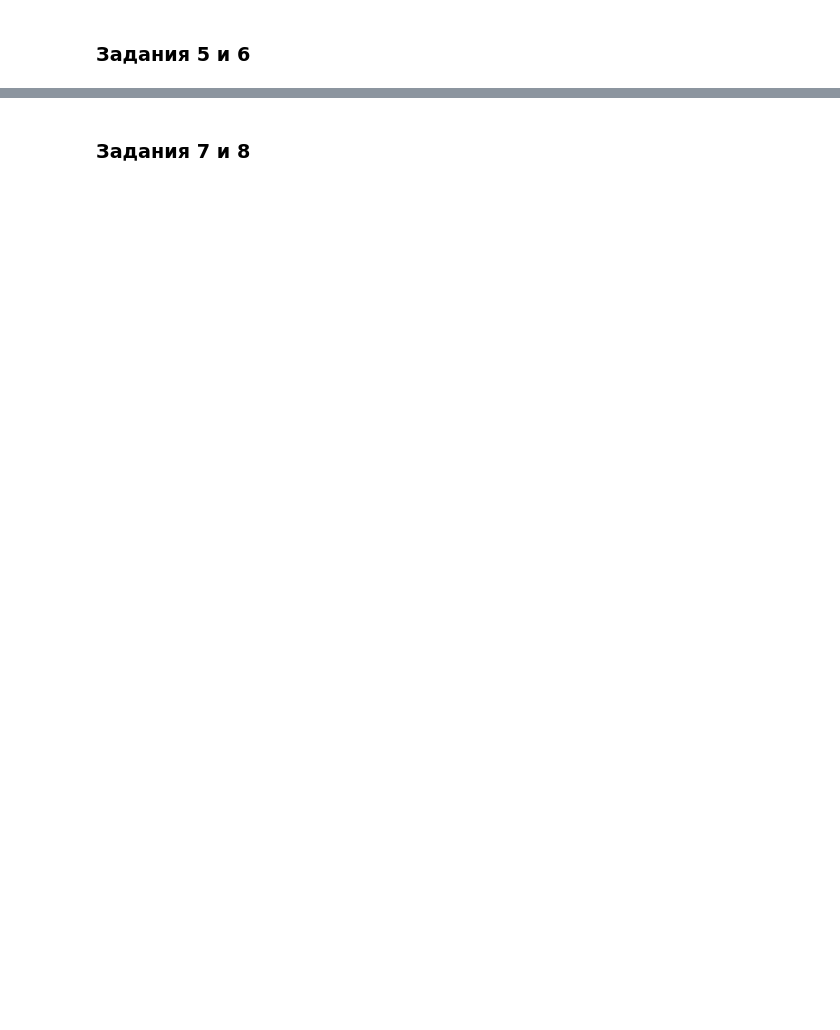
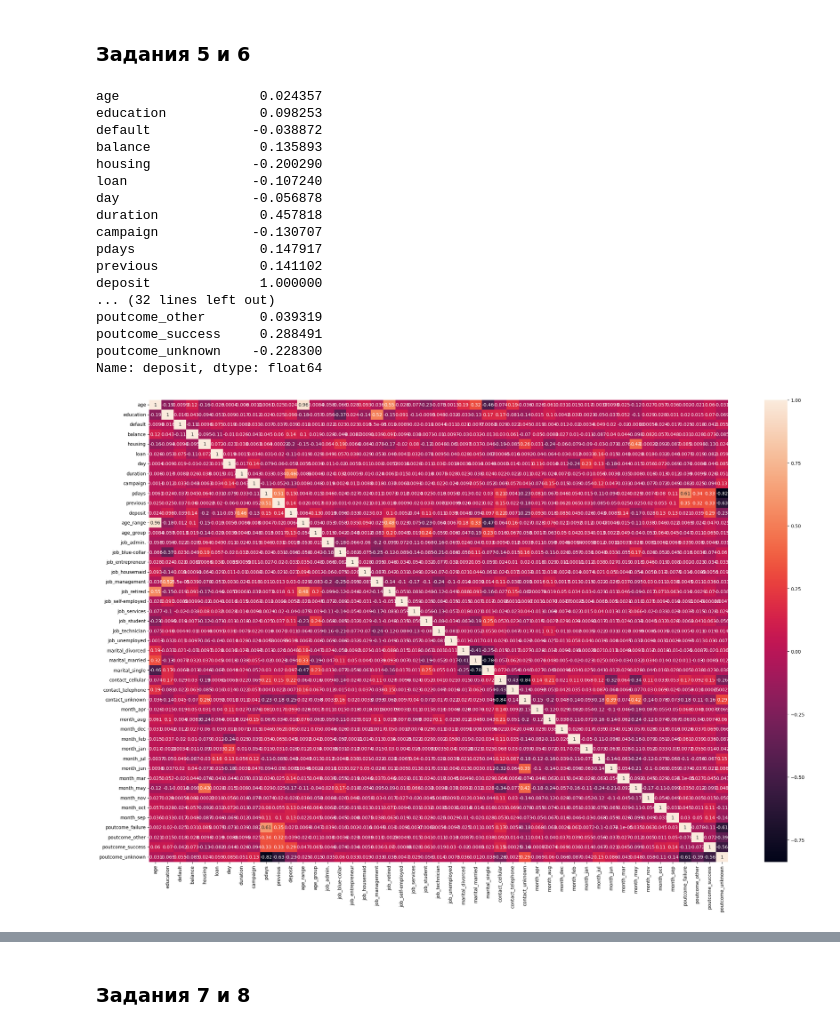
Before and after one commit to kdunaev-a10/SkillFactory-DTS, a Jupyter notebook: project_4/Project_4_ML.ipynb, the cells around one changed output, grey strips where cells are left out. Saved outputs shown, nothing was run; the diff lists cells and outputs as text; code cells hidden in the pictures; blank space fills up the shorter version.

```diff
--- a/project_4/Project_4_ML.ipynb
+++ b/project_4/Project_4_ML.ipynb
@@ -610,0 +605,4 @@ print(cleaned['education'].sum())
+# %%
+LE = LabelEncoder()
+cleaned['age_group'] = LE.fit_transform(cleaned['age_group'])
+cleaned.head()
@@ -612,3 +617,6 @@ print(cleaned['education'].sum())
 ### Задания 2 и 3
 # %%
 # преобразуйте бинарные переменные в представление из нулей и единиц
+cleaned['deposit'] = cleaned['deposit'].apply(lambda x: 1 if x == 'yes' else 0)
+cleaned.head()
+cleaned.describe()
@@ -614,0 +633,7 @@ print(cleaned['education'].sum())
+# %%
+LB = LabelBinarizer()
+cleaned['default'] = LB.fit_transform(cleaned['default'])
+cleaned['housing'] = LB.fit_transform(cleaned['housing'])
+cleaned['loan'] = LB.fit_transform(cleaned['loan'])
+cleaned.head()
+cleaned.describe()
@@ -616,3 +655,8 @@ print(cleaned['education'].sum())
 ### Задание 4
 # %%
 # создайте дамми-переменные
+
+categ = ['job', 'marital', 'contact', 'month', 'poutcome']
+
+dummies_data = pd.get_dummies(cleaned, columns=categ, drop_first=False)
+dummies_data.head()
@@ -620,3 +693,25 @@ print(cleaned['education'].sum())
 ### Задания 5 и 6
 # %%
 # постройте корреляционную матрицу и оцените данные на предмет наличия мультиколлинеарности
+display(dummies_data.corr()['deposit'])
+fig, ax = plt.subplots(figsize = (28, 18))
+sns.heatmap(dummies_data.corr(), annot=True);
+# %% [output]
+age                  0.024357
+education            0.098253
+default             -0.038872
+balance              0.135893
+housing             -0.200290
+loan                -0.107240
+day                 -0.056878
+duration             0.457818
+campaign            -0.130707
+pdays                0.147917
+previous             0.141102
+deposit              1.000000
+... (32 lines left out)
+poutcome_other       0.039319
+poutcome_success     0.288491
+poutcome_unknown    -0.228300
+Name: deposit, dtype: float64
+[figure, added]
```
Also changed, not shown: parts of 32 cells of this notebook, 2 other files.
